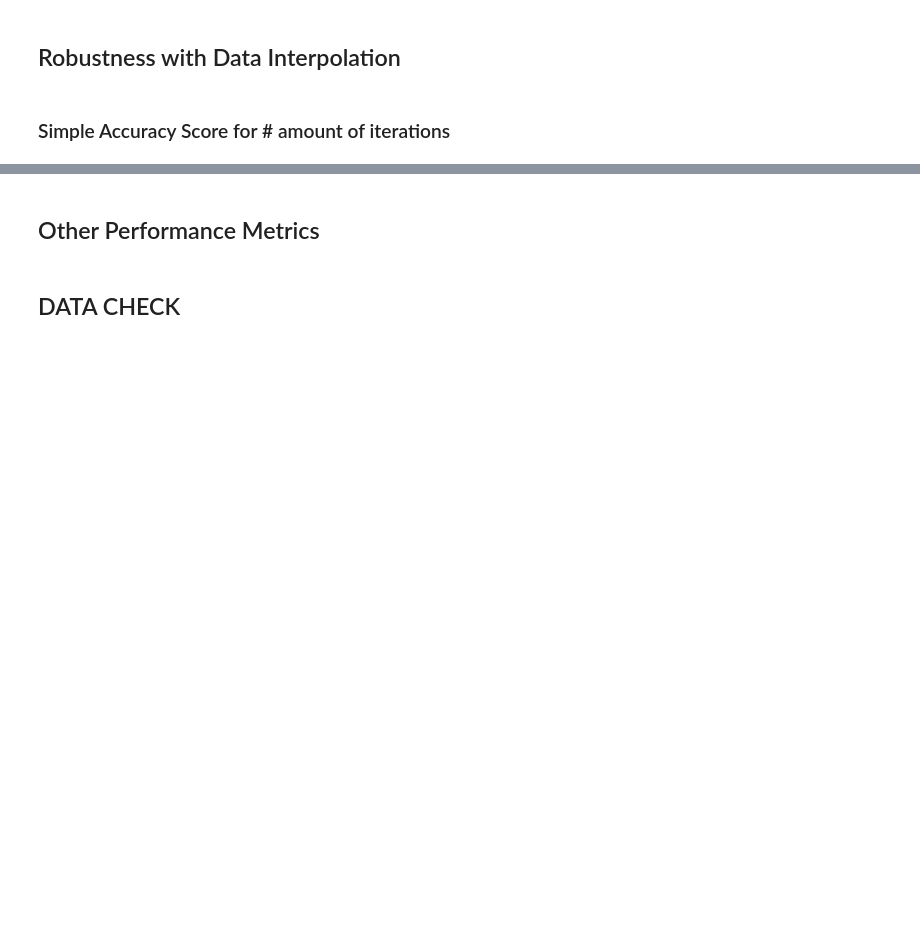
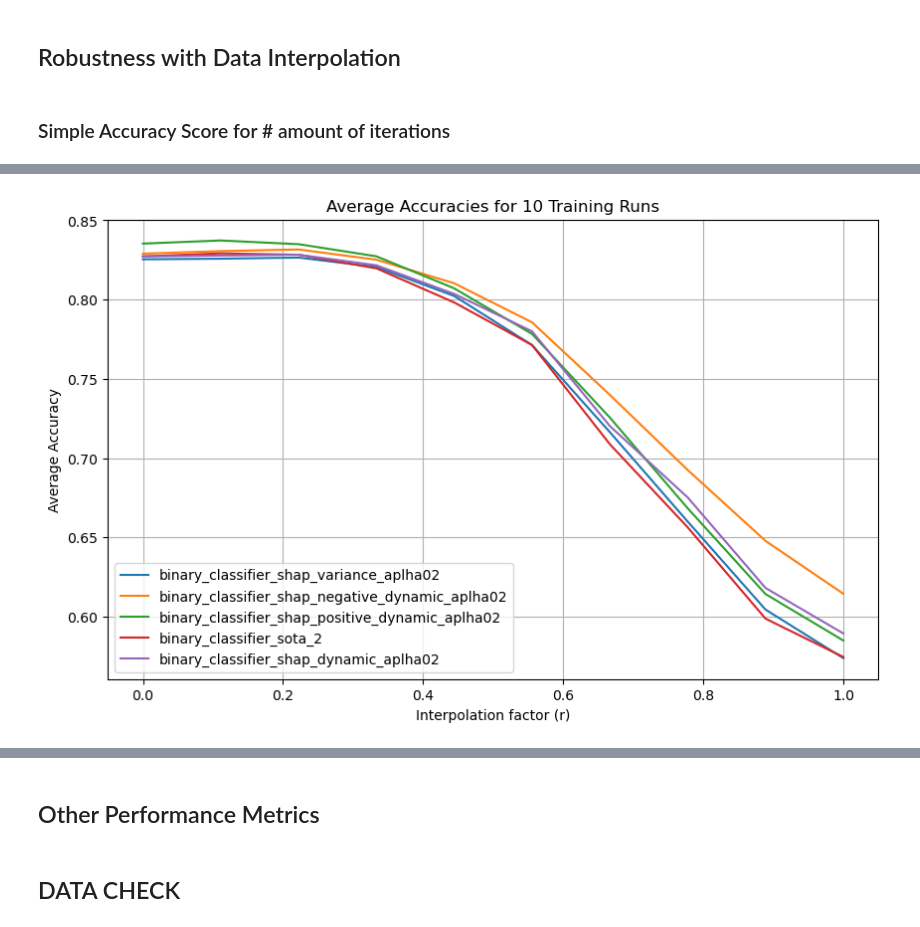
Before and after one commit to myanacondadonttt/RoofNetXAI, a Jupyter notebook: Notebooks/Analysis Robustness Main Past.ipynb, the cells around one changed output, grey strips where cells are left out. Saved outputs shown, nothing was run; the diff lists cells and outputs as text; code cells hidden in the pictures; blank space fills up the shorter version.

```diff
--- a/Notebooks/Analysis Robustness Main Past.ipynb
+++ b/Notebooks/Analysis Robustness Main Past.ipynb
@@ -758,0 +761,82 @@ plt.show()
+# %%
+import os
+import numpy as np
+import torch
+from sklearn.metrics import accuracy_score
+import matplotlib.pyplot as plt
+
+# Interpolation with provided noise
+def interpolate_with_given_noise(data, r, noise):
+    return (1 - r) * data + r * noise
+
+# Evaluation function
+def evaluate_model_on_interpolated_data(data, true_labels, model, device, r, noise):
+    interpolated_data = interpolate_with_given_noise(data, r, noise)
+    interpolated_data = torch.tensor(interpolated_data, dtype=torch.float32).to(device)
+
+    with torch.no_grad():
+        predictions = model(interpolated_data)
+
+    predicted_labels = (predictions > 0.5).float().cpu().numpy()
+    return accuracy_score(true_labels, predicted_labels)
+
+# Directory containing all model type folders
+base_dir = "/Users/Lisa/Desktop/Master Thesis/RoofNetXAI/Notebooks/dynamic_values"
+
+# List all model type folders
+model_folders = [f for f in os.listdir(base_dir) if os.path.isdir(os.path.join(base_dir, f))]
+print(model_folders)
+
+results = {}
+variances = {}
+r_values = np.linspace(0, 1, 10)
+
+for r in r_values:
+    # Generate noise once for this r-value, so every model gets the same noise
+    noise = np.random.randn(*normalized_data.shape)
+
+    for folder in model_folders:
+        folder_path = os.path.join(base_dir, folder)
+
+        accuracies = []
+        # List all runs for this model type
+        run_files = [f for f in os.listdir(folder_path) if f.endswith('.pth')]
+
+        for run in run_files:
+            model_path = os.path.join(folder_path, run)
+
+            # Load the model
+            model = Net()
+            model.load_state_dict(torch.load(model_path))
+            model.eval()
+            model.to(device)
+
+            accuracy = evaluate_model_on_interpolated_data(normalized_data, test_label, model, device, r, noise)
+            accuracies.append(accuracy)
+
+        # Store the average accuracy and variance for this r-value in the results
+        results.setdefault(folder, []).append(np.mean(accuracies))
+        variances.setdefault(folder, []).append(np.var(accuracies))
+
+# Plot the average accuracies
+plt.figure(figsize=(10, 6))
+for model_type, accuracies in results.items():
+    plt.plot(r_values, accuracies, label=model_type)
+plt.xlabel("Interpolation factor (r)")
+plt.ylabel("Average Accuracy")
+plt.legend()
+plt.grid(True)
+plt.title("Average Accuracies for 10 Training Runs")
+plt.show()
+
+# Plot the variances
+plt.figure(figsize=(10, 6))
+for model_type, variance in variances.items():
+    plt.plot(r_values, variance, label=model_type)
+plt.xlabel("Interpolation factor (r)")
+plt.ylabel("Variance")
+plt.legend()
+plt.grid(True)
+plt.title("Variance of Accuracies with Interpolation")
+plt.show()
+# %% [output]
@@ -758,0 +844 @@ plt.show()
+[figure, added]
```
Also changed, not shown: parts of 13 cells of this notebook, 4 other files.
